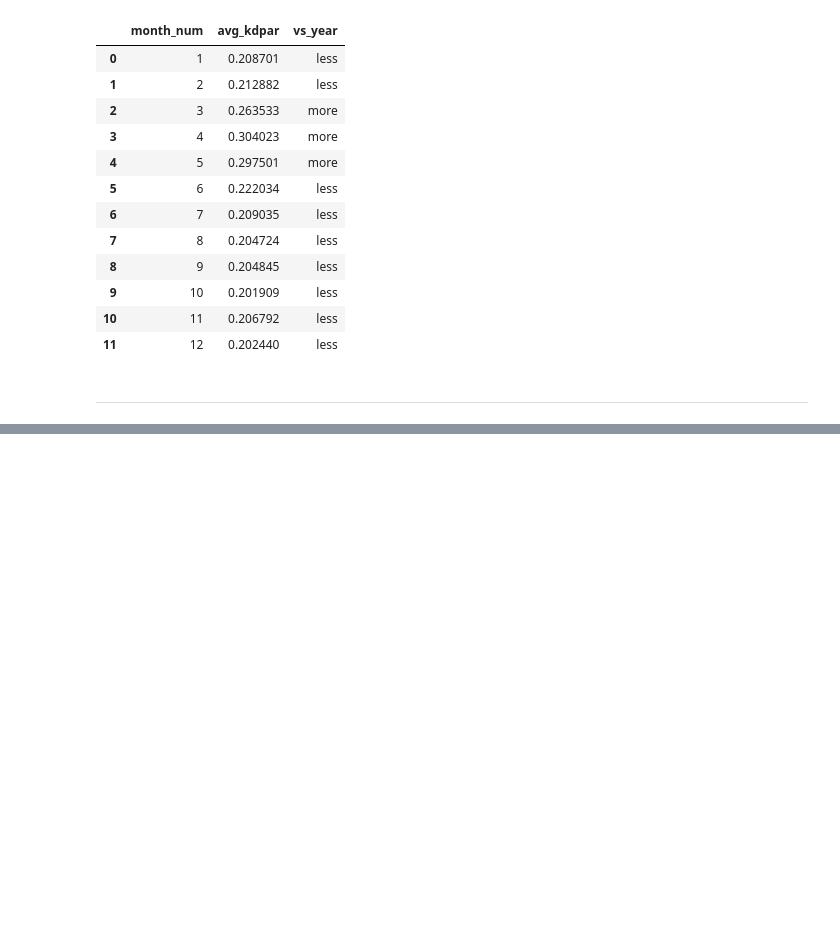
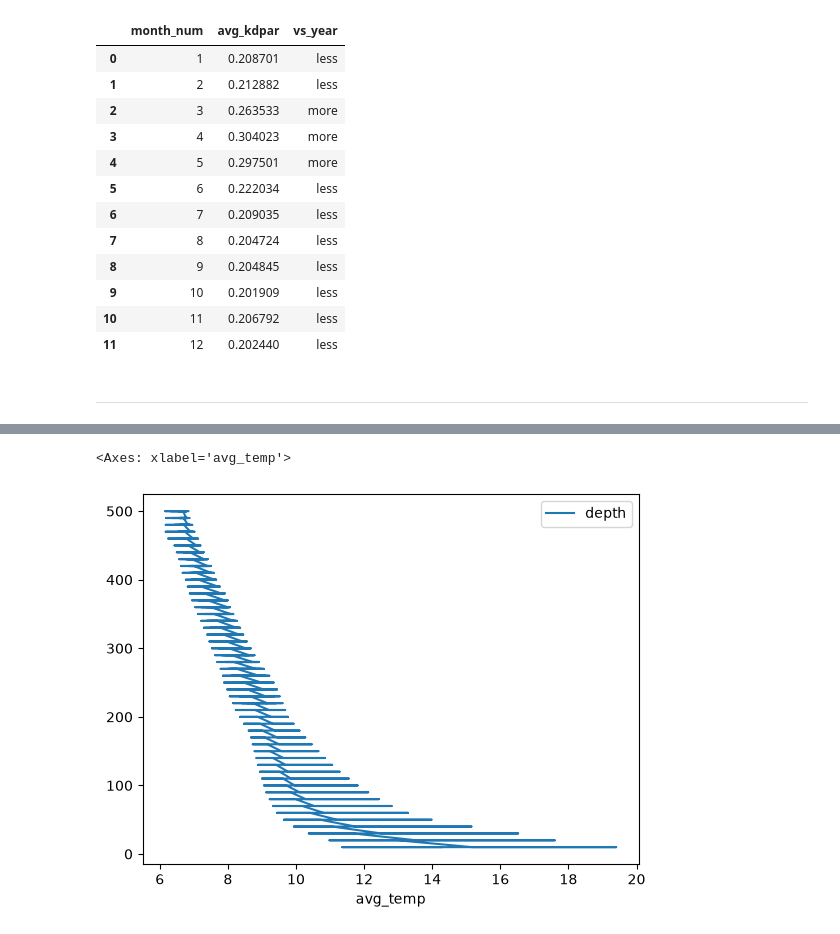
Before and after one commit to EmmaBucket/398_ocean, a Jupyter notebook: Analysis/plots.ipynb, the cells around one changed output, grey strips where cells are left out. Saved outputs shown, nothing was run; the diff lists cells and outputs as text; code cells hidden in the pictures; blank space fills up the shorter version.

```diff
--- a/Analysis/plots.ipynb
+++ b/Analysis/plots.ipynb
@@ -92,3 +108,5 @@ kdpar_changes = con.execute("SELECT * FROM 'kdpar_changes'").df()
+# %%
+glider_average = con.execute("SELECT * FROM 'glider_average'").df()
 # %% [markdown]
 ---
 # %% [markdown]
@@ -494,0 +667,5 @@ kd_months
+# %%
+glider_average.plot(x = "avg_temp", y= "depth")
+# %% [output]
+<Axes: xlabel='avg_temp'>
+[figure, added]
```
Also changed, not shown: parts of 31 cells of this notebook.
